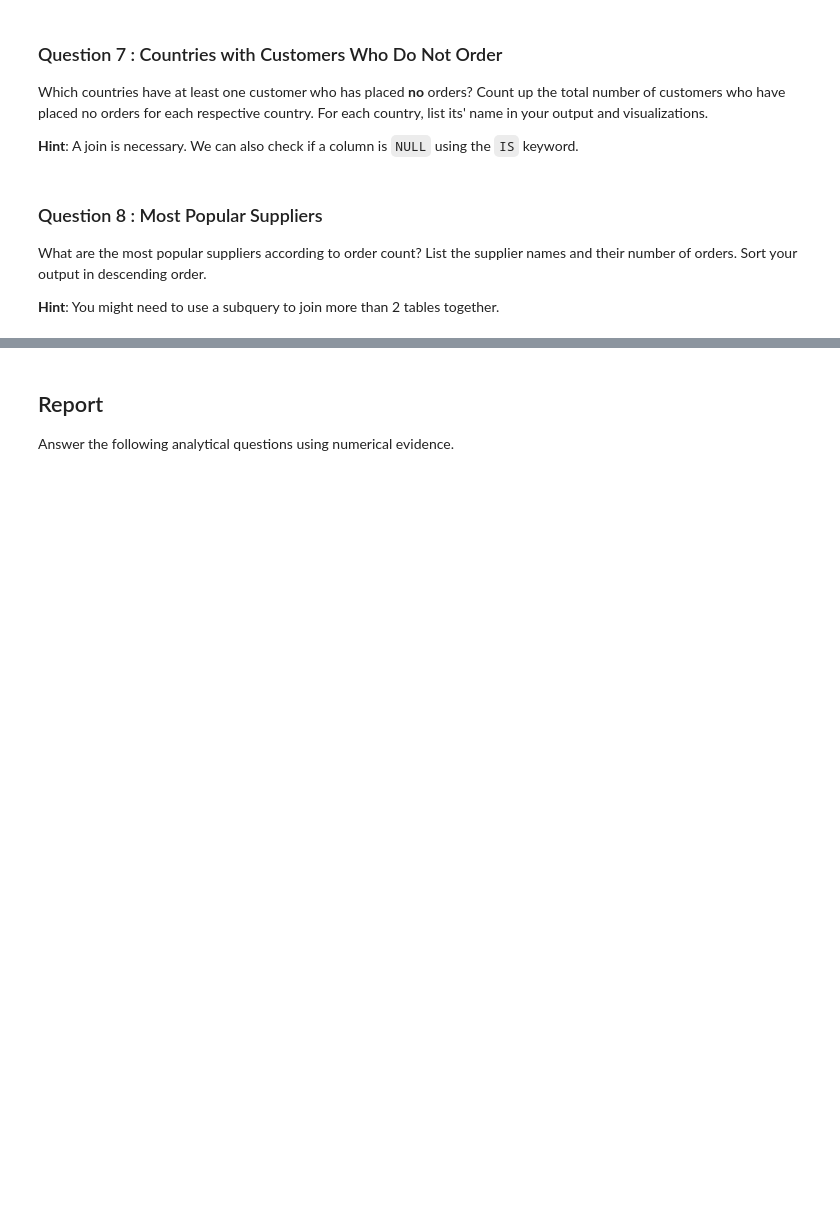
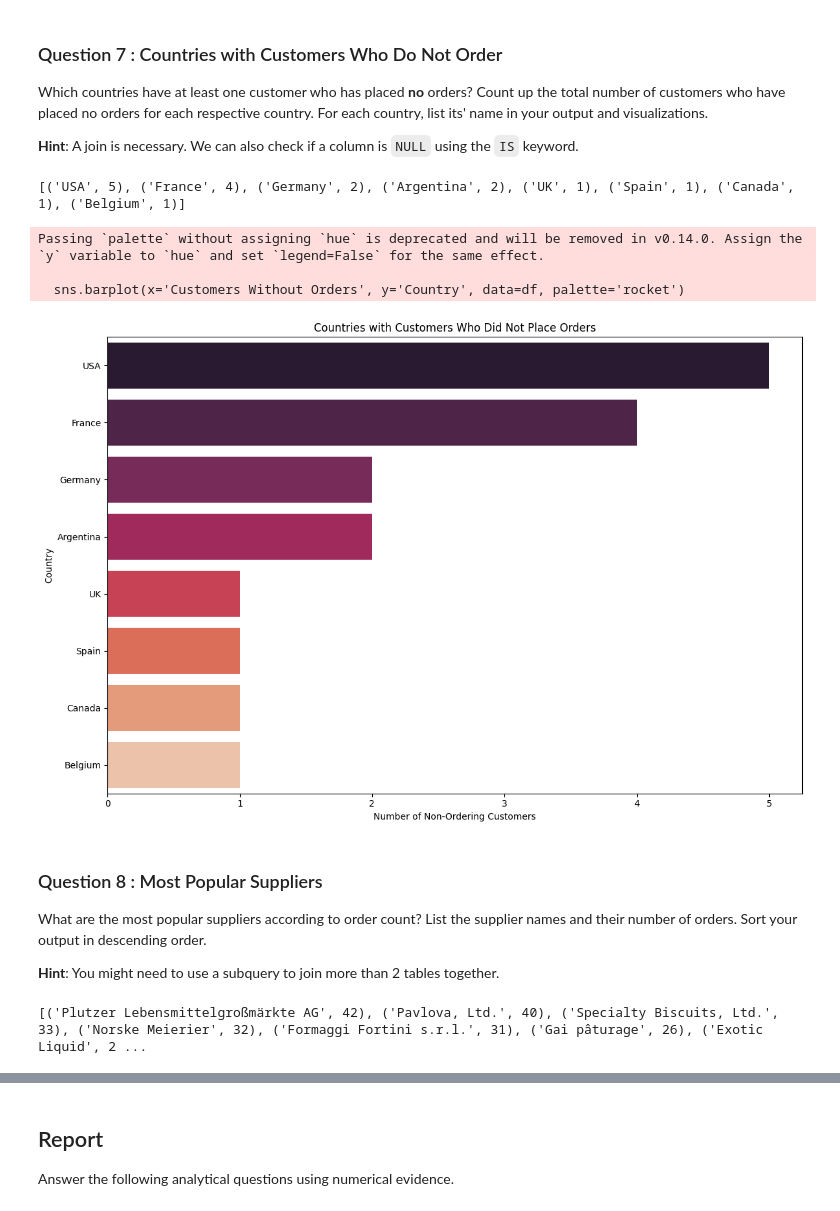
Before and after one commit to Techman2256/Part1_Adhoc_lab, a Jupyter notebook: adhoc_report.ipynb, the cells around one changed output, grey strips where cells are left out. Cells and saved outputs as stored; diff of their text form; code cells hidden in the pictures; blank space fills up the shorter version.

```diff
--- a/adhoc_report.ipynb
+++ b/adhoc_report.ipynb
@@ -219,16 +272,38 @@ Which countries have at least one customer who has placed **no** orders? Count u
 **Hint**: A join is necessary. We can also check if a column is `NULL` using the `IS` keyword.
 # %%
 # TODO: Write a SQL query which will answer the question above.
-...
+cursor.execute("""
+    SELECT c.Country,
+           COUNT(*) AS customers_without_orders
+    FROM Customers c
+    LEFT JOIN Orders o ON c.CustomerID = o.CustomerID
+    WHERE o.OrderID IS NULL
+    GROUP BY c.Country
+    ORDER BY customers_without_orders DESC;
+""")
 
 # TODO: Fetch your list of tuples and print it out
-...
+rows = cursor.fetchall()
+print(rows)
+# %% [output]
+[('USA', 5), ('France', 4), ('Germany', 2), ('Argentina', 2), ('UK', 1), ('Spain', 1), ('Canada', 1), ('Belgium', 1)]
 # %%
 # TODO: Convert your list of tuples to a dataframe
-...
+df = pd.DataFrame(rows, columns=['Country', 'Customers Without Orders'])
 
 # TODO: Generate a visualization on this dataframe
-...
+plt.figure(figsize=(12, 8))
+sns.barplot(x='Customers Without Orders', y='Country', data=df, palette='rocket')
+plt.title('Countries with Customers Who Did Not Place Orders')
+plt.xlabel('Number of Non-Ordering Customers')
+plt.ylabel('Country')
+plt.tight_layout()
+plt.show()
+# %% [output]
+Passing `palette` without assigning `hue` is deprecated and will be removed in v0.14.0. Assign the `y` variable to `hue` and set `legend=False` for the same effect.
+
+  sns.barplot(x='Customers Without Orders', y='Country', data=df, palette='rocket')
+[figure, added]
 # %% [markdown]
 ### Question 8 : Most Popular Suppliers
 
@@ -237,9 +312,20 @@ What are the most popular suppliers according to order count? List the supplier
 **Hint**: You might need to use a subquery to join more than 2 tables together.
 # %%
 # TODO: Write a SQL query which will answer the question above.
-...
+cursor.execute("""
+    SELECT s.SupplierName,
+           COUNT(od.OrderID) AS total_orders
+    FROM Suppliers s
+    JOIN Products p ON s.SupplierID = p.SupplierID
+    JOIN OrderDetails od ON p.ProductID = od.ProductID
+    GROUP BY s.SupplierName
+    ORDER BY total_orders DESC;
+""")
 
 # TODO: Fetch your list of tuples and print it out
-...
+rows = cursor.fetchall()
+print(rows)
+# %% [output]
+[('Plutzer Lebensmittelgroßmärkte AG', 42), ('Pavlova, Ltd.', 40), ('Specialty Biscuits, Ltd.', 33), ('Norske Meierier', 32), ('Formaggi Fortini s.r.l.', 31), ('Gai pâturage', 26), ('Exotic Liquid', 2 ...
 # %%
 # TODO: Convert your list of tuples to a dataframe
```
Also changed, not shown: parts of 8 cells of this notebook.
